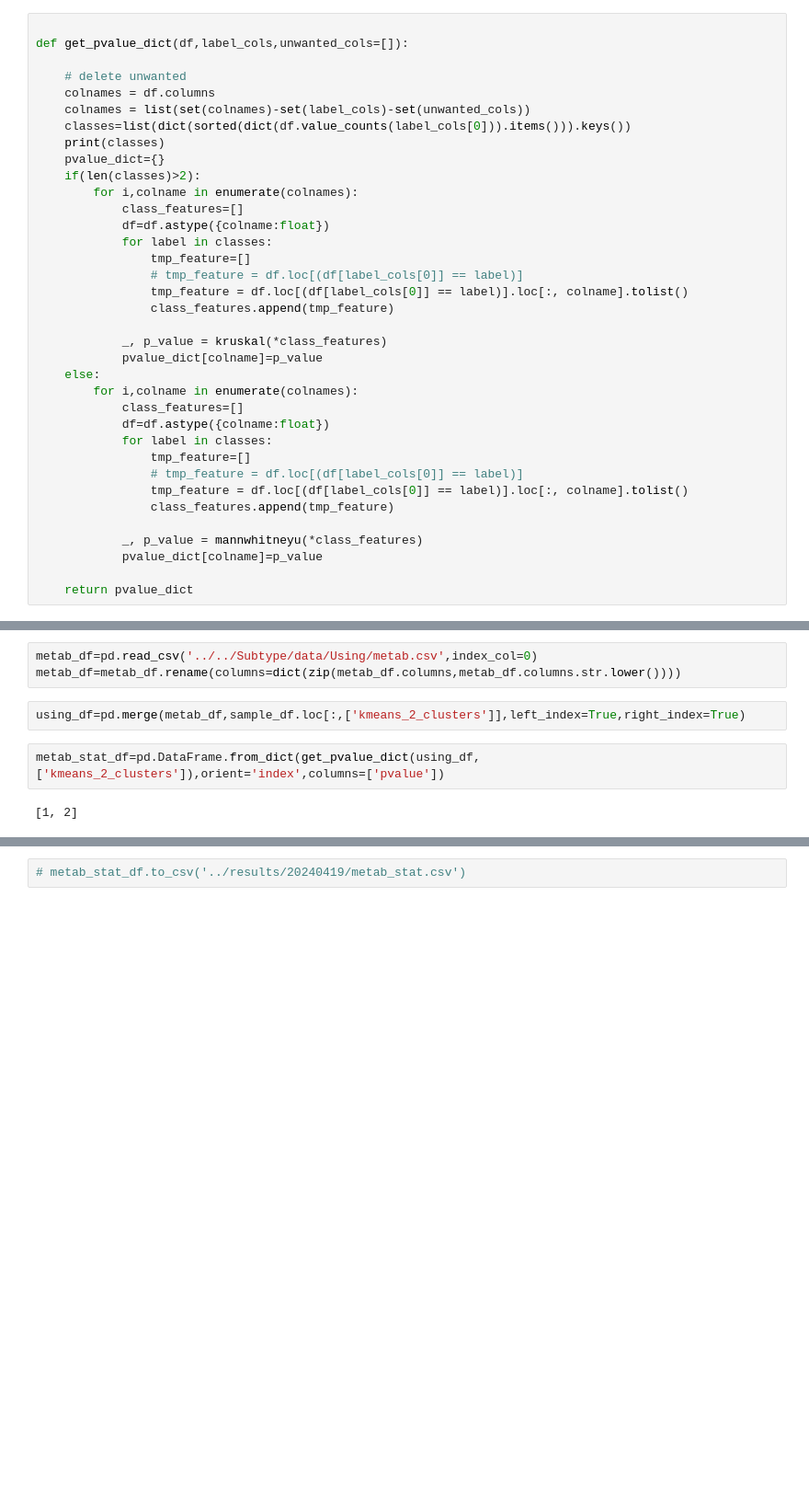
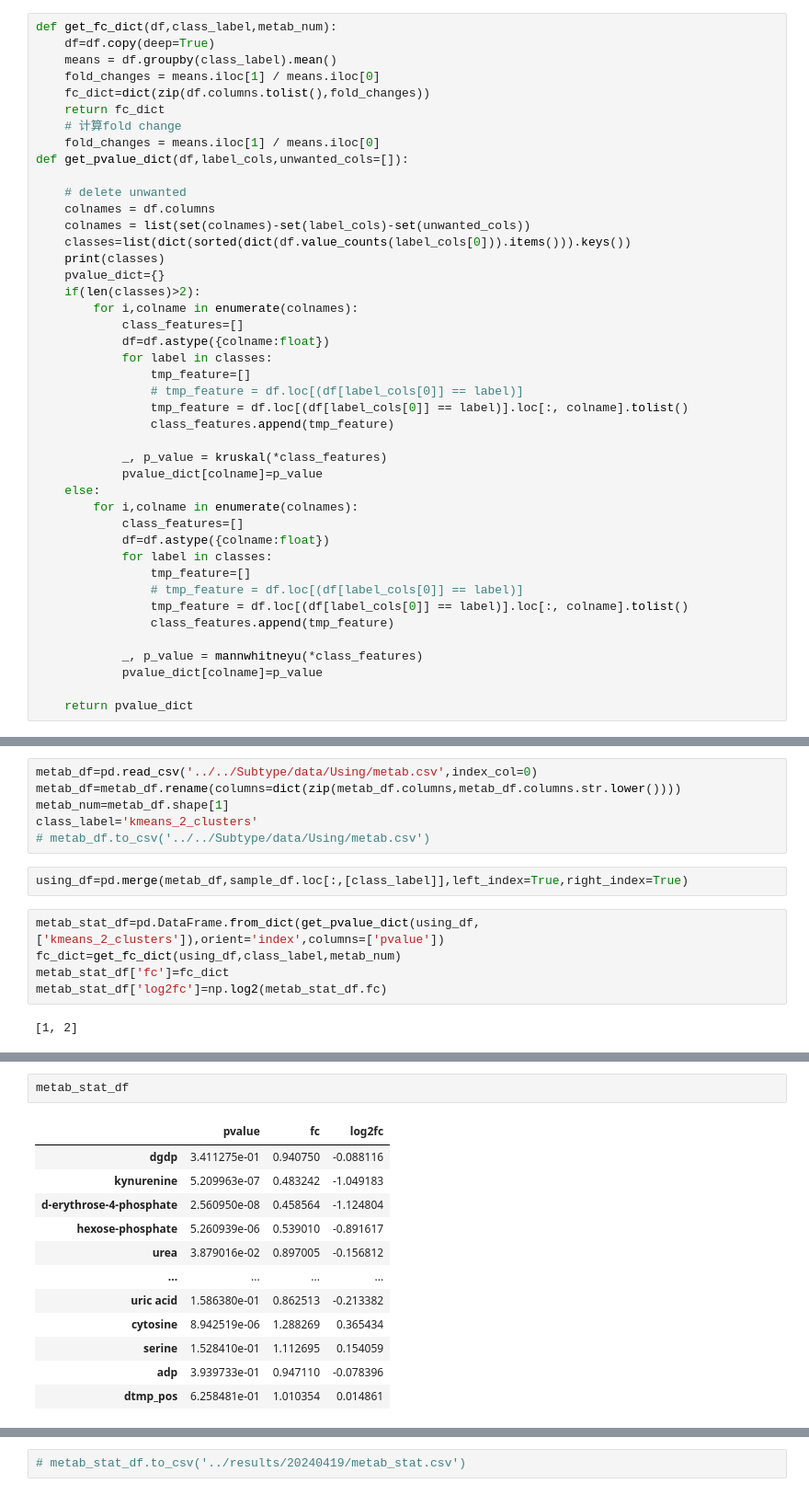
Before and after one commit to p0nda/MetabSubtype, a Jupyter notebook: tasks/MultiOmics/notebooks/single_omic.ipynb, the cells around one changed output, grey strips where cells are left out. Shown at 92% size. Saved outputs shown, nothing was run; the diff lists cells and outputs as text; blank space fills up the shorter version.

```diff
--- a/tasks/MultiOmics/notebooks/single_omic.ipynb
+++ b/tasks/MultiOmics/notebooks/single_omic.ipynb
@@ -20,7 +20,14 @@ warnings.filterwarnings('ignore')
 # %% [markdown]
 ### Feature Selection
 # %%
-
+def get_fc_dict(df,class_label,metab_num):
+    df=df.copy(deep=True)
+    means = df.groupby(class_label).mean()
+    fold_changes = means.iloc[1] / means.iloc[0]
+    fc_dict=dict(zip(df.columns.tolist(),fold_changes))
+    return fc_dict
+    # 计算fold change
+    fold_changes = means.iloc[1] / means.iloc[0]
 def get_pvalue_dict(df,label_cols,unwanted_cols=[]):
 
     # delete unwanted
@@ -260,9 +256,15 @@ name_map_df['match']=name_map_df['Match'].str.lower()
 # %%
 metab_df=pd.read_csv('../../Subtype/data/Using/metab.csv',index_col=0)
 metab_df=metab_df.rename(columns=dict(zip(metab_df.columns,metab_df.columns.str.lower())))
+metab_num=metab_df.shape[1]
+class_label='kmeans_2_clusters'
+# metab_df.to_csv('../../Subtype/data/Using/metab.csv')
 # %%
-using_df=pd.merge(metab_df,sample_df.loc[:,['kmeans_2_clusters']],left_index=True,right_index=True)
+using_df=pd.merge(metab_df,sample_df.loc[:,[class_label]],left_index=True,right_index=True)
 # %%
 metab_stat_df=pd.DataFrame.from_dict(get_pvalue_dict(using_df,['kmeans_2_clusters']),orient='index',columns=['pvalue'])
+fc_dict=get_fc_dict(using_df,class_label,metab_num)
+metab_stat_df['fc']=fc_dict
+metab_stat_df['log2fc']=np.log2(metab_stat_df.fc)
 # %% [output]
 [1, 2]
@@ -283,0 +271,15 @@ Name: compound, Length: 278, dtype: object
+# %%
+metab_stat_df
+# %% [output]
+|  | pvalue | fc | log2fc |
+| dgdp | 3.411275e-01 | 0.940750 | -0.088116 |
+| kynurenine | 5.209963e-07 | 0.483242 | -1.049183 |
+| d-erythrose-4-phosphate | 2.560950e-08 | 0.458564 | -1.124804 |
+| hexose-phosphate | 5.260939e-06 | 0.539010 | -0.891617 |
+| urea | 3.879016e-02 | 0.897005 | -0.156812 |
+| ... | ... | ... | ... |
+| uric acid | 1.586380e-01 | 0.862513 | -0.213382 |
+| cytosine | 8.942519e-06 | 1.288269 | 0.365434 |
+| serine | 1.528410e-01 | 1.112695 | 0.154059 |
+| adp | 3.939733e-01 | 0.947110 | -0.078396 |
+| dtmp_pos | 6.258481e-01 | 1.010354 | 0.014861 |
```
Also changed, not shown: parts of 15 cells of this notebook, 6 other files.
